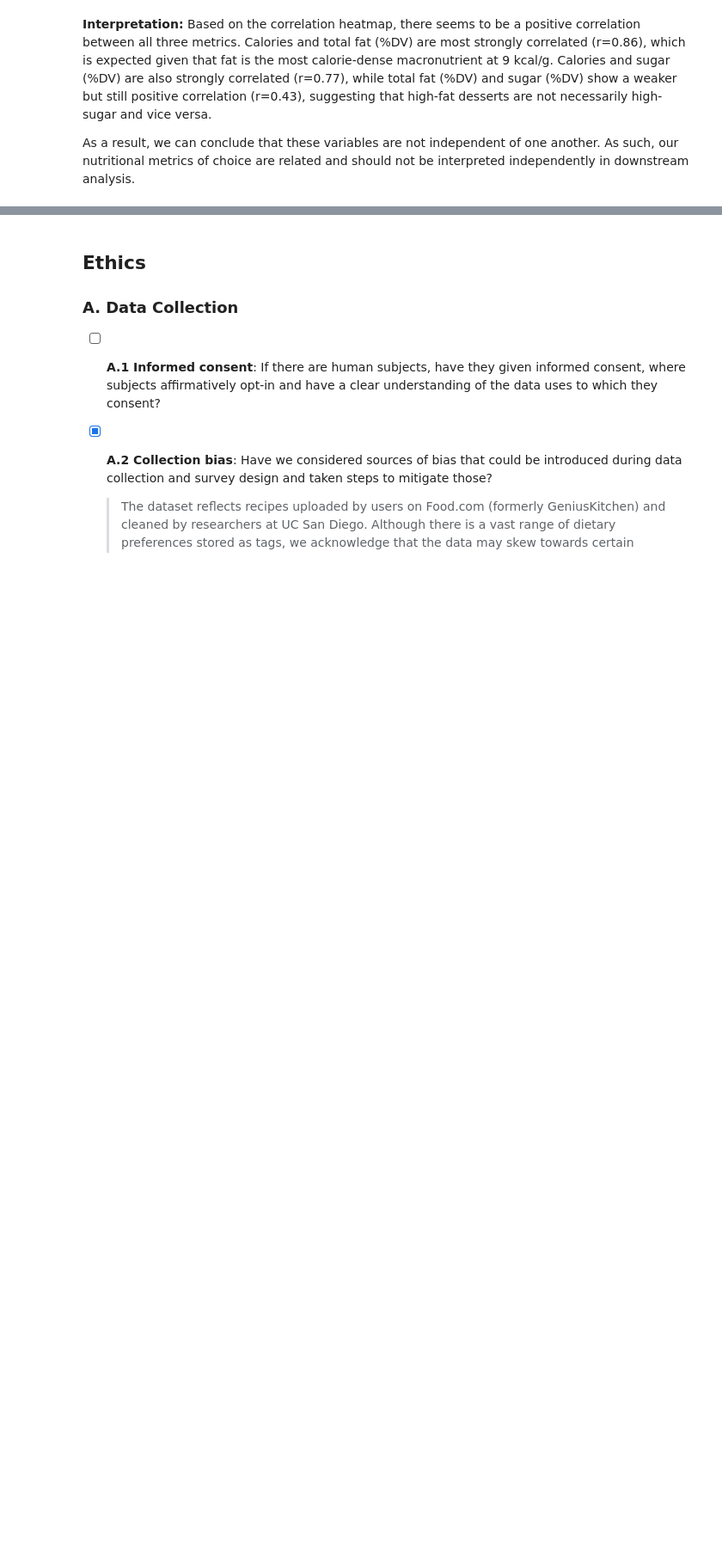
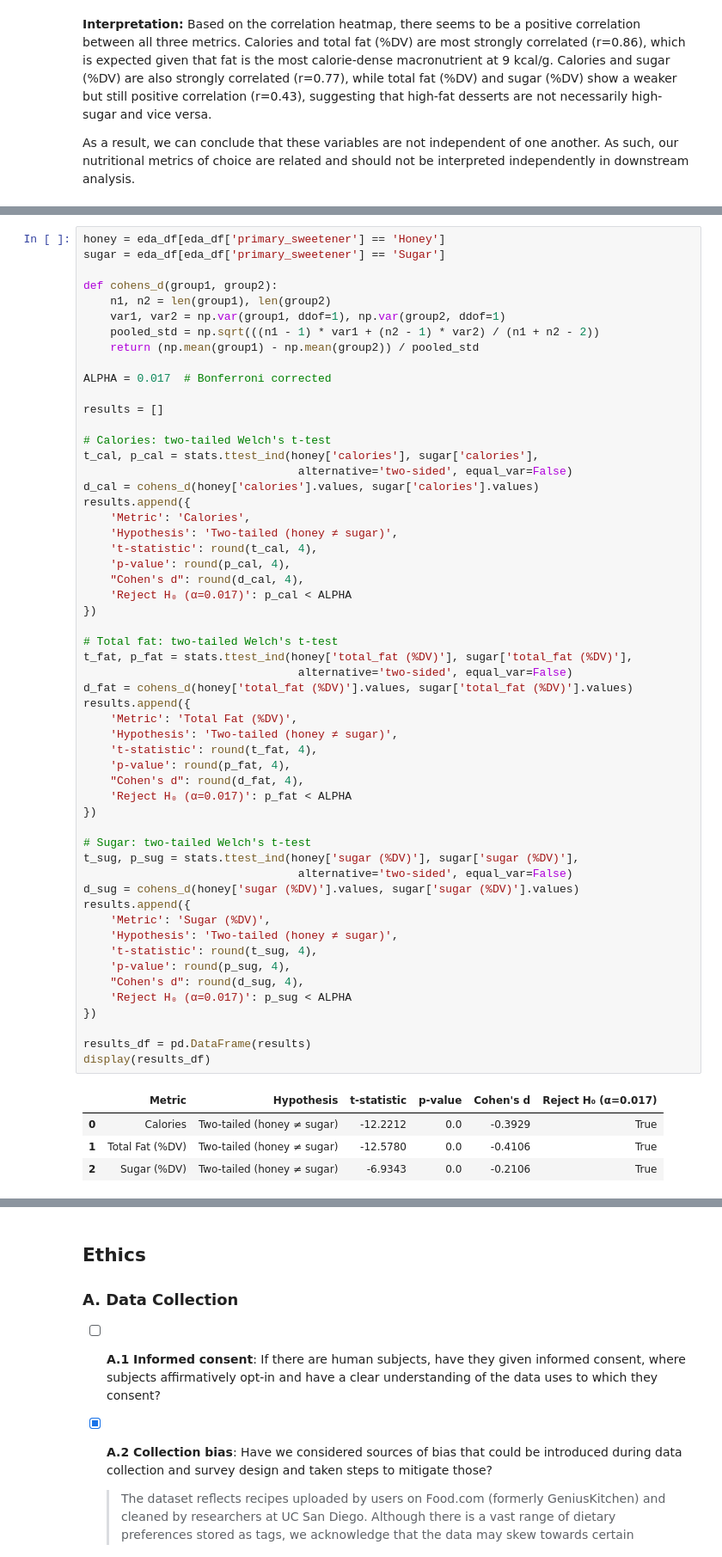
Before and after one commit to Doku98/Group047_WI26, a Jupyter notebook: 02-EDACheckpoint.ipynb, the cells around one changed output, grey strips where cells are left out. Shown at 86% size. Saved outputs shown, nothing was run; the diff lists cells and outputs as text; blank space fills up the shorter version.

```diff
--- a/02-EDACheckpoint.ipynb
+++ b/02-EDACheckpoint.ipynb
@@ -653,0 +665,60 @@ As a result, we can conclude that these variables are not independent of one ano
+# %%
+honey = eda_df[eda_df['primary_sweetener'] == 'Honey']
+sugar = eda_df[eda_df['primary_sweetener'] == 'Sugar']
+
+def cohens_d(group1, group2):
+    n1, n2 = len(group1), len(group2)
+    var1, var2 = np.var(group1, ddof=1), np.var(group2, ddof=1)
+    pooled_std = np.sqrt(((n1 - 1) * var1 + (n2 - 1) * var2) / (n1 + n2 - 2))
+    return (np.mean(group1) - np.mean(group2)) / pooled_std
+
+ALPHA = 0.017  # Bonferroni corrected
+
+results = []
+
+# Calories: two-tailed Welch's t-test
+t_cal, p_cal = stats.ttest_ind(honey['calories'], sugar['calories'],
+                                alternative='two-sided', equal_var=False)
+d_cal = cohens_d(honey['calories'].values, sugar['calories'].values)
+results.append({
+    'Metric': 'Calories',
+    'Hypothesis': 'Two-tailed (honey ≠ sugar)',
+    't-statistic': round(t_cal, 4),
+    'p-value': round(p_cal, 4),
+    "Cohen's d": round(d_cal, 4),
+    'Reject H₀ (α=0.017)': p_cal < ALPHA
+})
+
+# Total fat: two-tailed Welch's t-test
+t_fat, p_fat = stats.ttest_ind(honey['total_fat (%DV)'], sugar['total_fat (%DV)'],
+                                alternative='two-sided', equal_var=False)
+d_fat = cohens_d(honey['total_fat (%DV)'].values, sugar['total_fat (%DV)'].values)
+results.append({
+    'Metric': 'Total Fat (%DV)',
+    'Hypothesis': 'Two-tailed (honey ≠ sugar)',
+    't-statistic': round(t_fat, 4),
+    'p-value': round(p_fat, 4),
+    "Cohen's d": round(d_fat, 4),
+    'Reject H₀ (α=0.017)': p_fat < ALPHA
+})
+
+# Sugar: two-tailed Welch's t-test
+t_sug, p_sug = stats.ttest_ind(honey['sugar (%DV)'], sugar['sugar (%DV)'],
+                                alternative='two-sided', equal_var=False)
+d_sug = cohens_d(honey['sugar (%DV)'].values, sugar['sugar (%DV)'].values)
+results.append({
+    'Metric': 'Sugar (%DV)',
+    'Hypothesis': 'Two-tailed (honey ≠ sugar)',
+    't-statistic': round(t_sug, 4),
+    'p-value': round(p_sug, 4),
+    "Cohen's d": round(d_sug, 4),
+    'Reject H₀ (α=0.017)': p_sug < ALPHA
+})
+
+results_df = pd.DataFrame(results)
+display(results_df)
+# %% [output]
+|  | Metric | Hypothesis | t-statistic | p-value | Cohen's d | Reject H₀ (α=0.017) |
+| 0 | Calories | Two-tailed (honey ≠ sugar) | -12.2212 | 0.0 | -0.3929 | True |
+| 1 | Total Fat (%DV) | Two-tailed (honey ≠ sugar) | -12.5780 | 0.0 | -0.4106 | True |
+| 2 | Sugar (%DV) | Two-tailed (honey ≠ sugar) | -6.9343 | 0.0 | -0.2106 | True |
```
Also changed, not shown: parts of 13 cells of this notebook.
